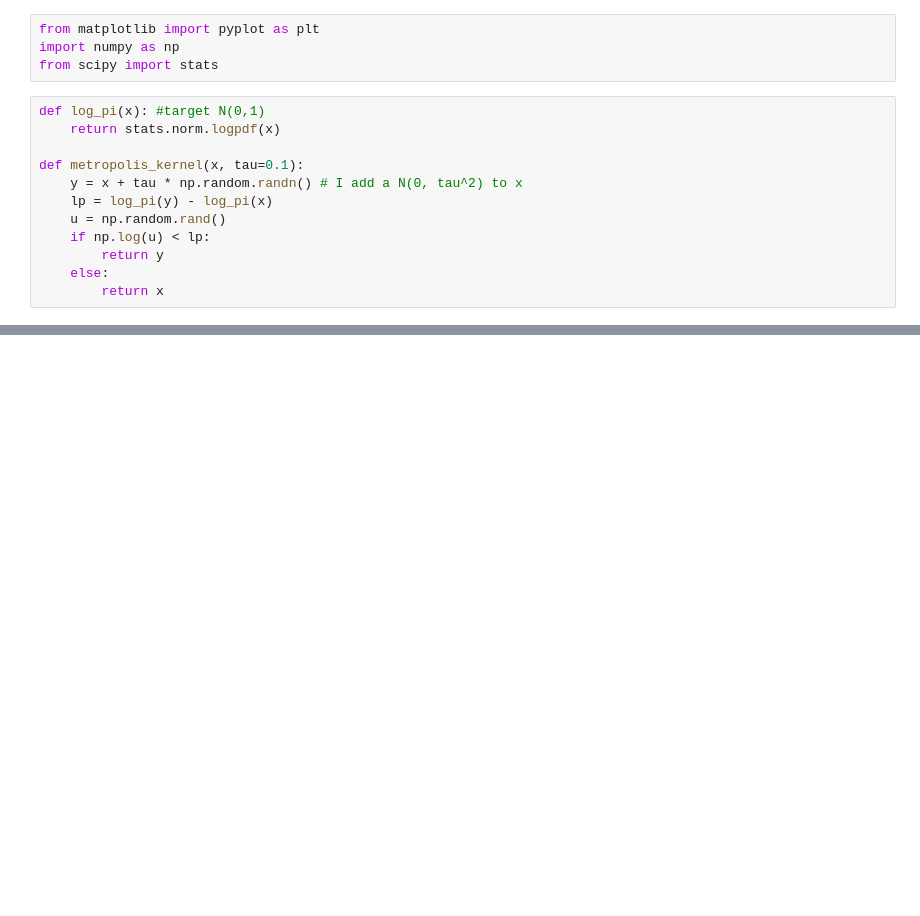
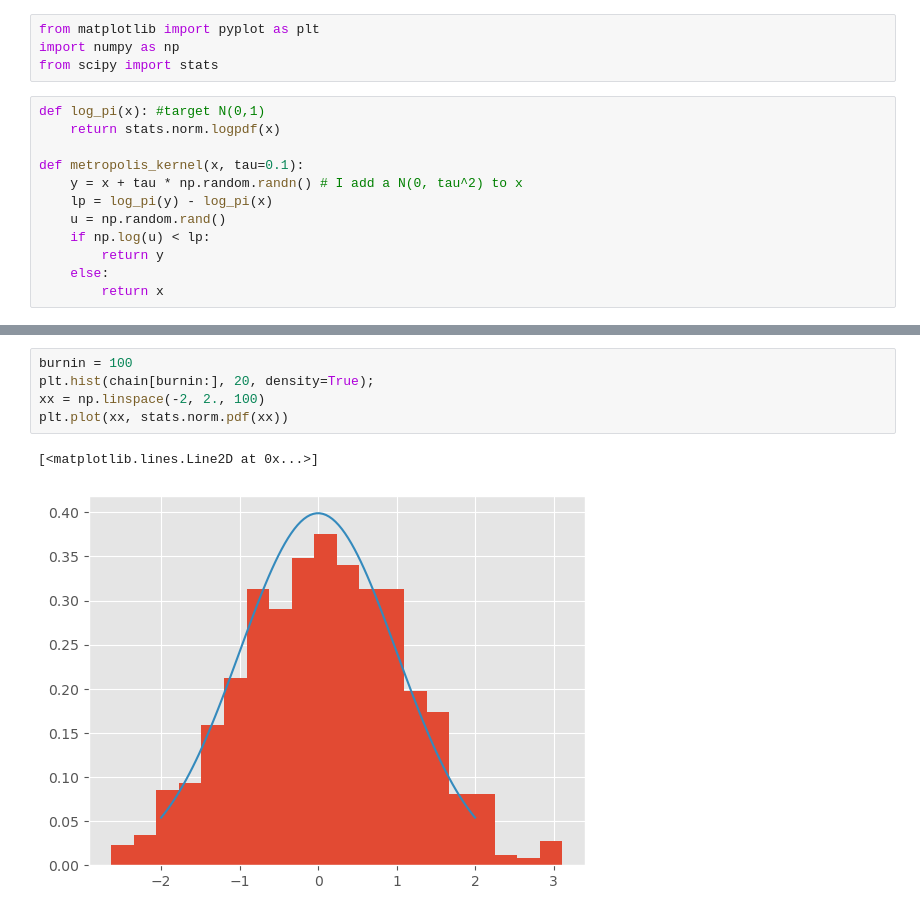
Before and after one commit to Kirscher/Monte-Carlo-and-simulation, a Jupyter notebook: mcmc.ipynb, the cells around one changed output, grey strips where cells are left out. Drawn from its saved outputs; the diff is of its cells as text; blank space fills up the shorter version.

```diff
--- a/mcmc.ipynb
+++ b/mcmc.ipynb
@@ -28,0 +29,8 @@ plt.plot(chain)
+# %%
+burnin = 100
+plt.hist(chain[burnin:], 20, density=True);
+xx = np.linspace(-2, 2., 100)
+plt.plot(xx, stats.norm.pdf(xx))
+# %% [output]
+[<matplotlib.lines.Line2D at 0x...>]
+[figure, added]
```
Also changed, not shown: parts of 1 cell of this notebook.
